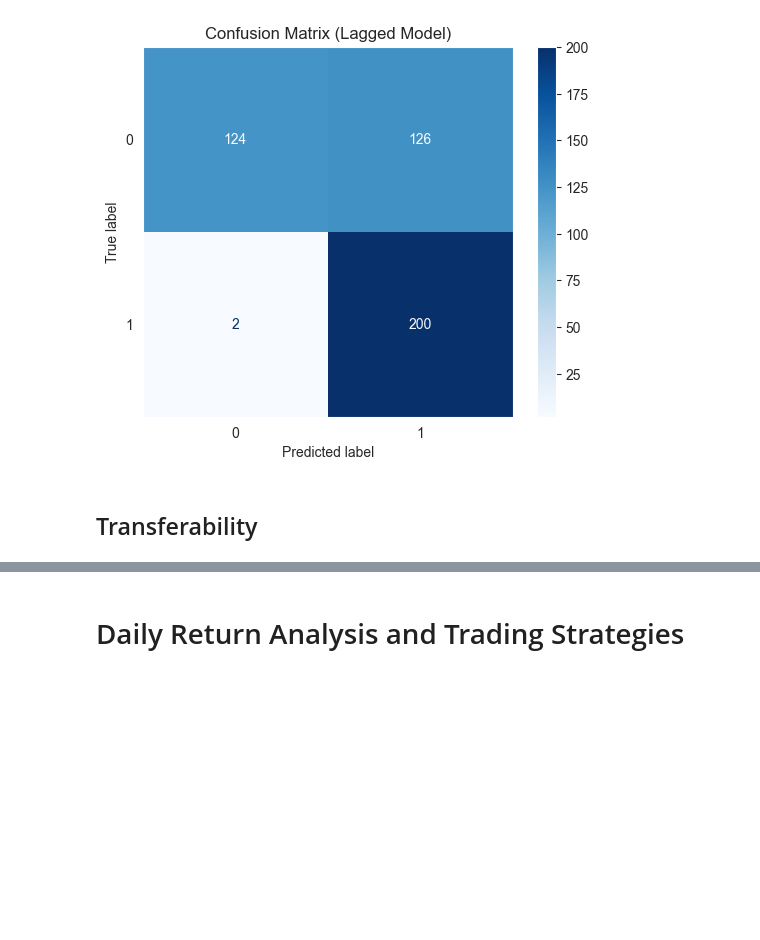
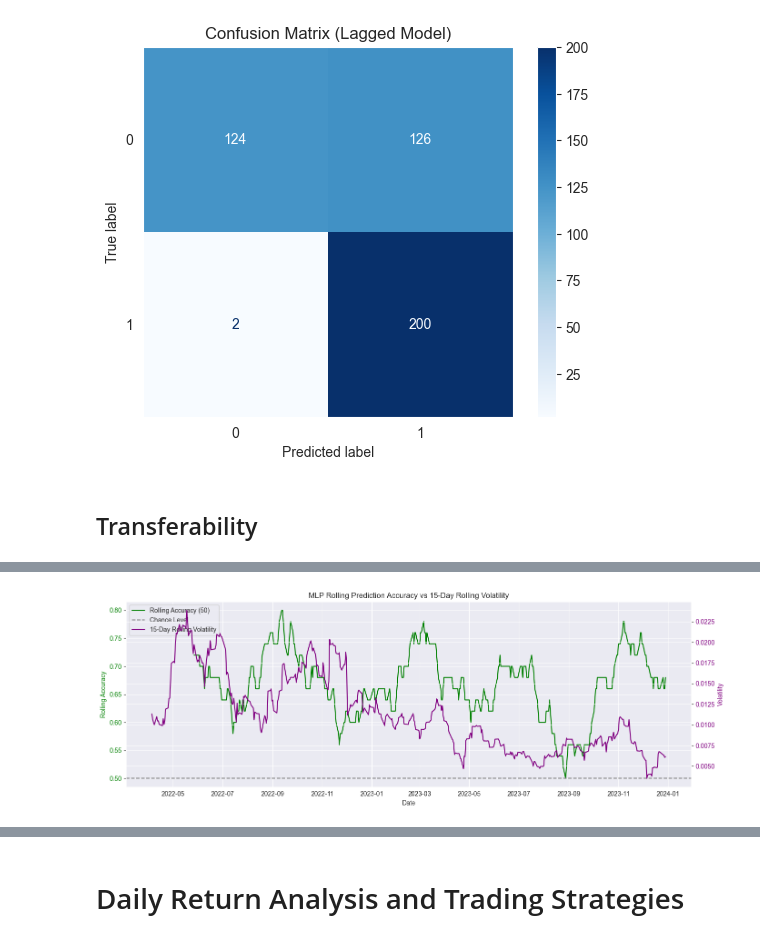
Before and after one commit to eliashuber2401/Machine-Learning-Project-Finance, a Jupyter notebook: Project main/Predictor - copy.ipynb, the cells around one changed output, grey strips where cells are left out. Drawn from its saved outputs; the diff is of its cells as text; code cells hidden in the pictures; blank space fills up the shorter version.

Commit message:
transferability should work now

```diff
--- a/Project main/Predictor - copy.ipynb
+++ b/Project main/Predictor - copy.ipynb
@@ -736,16 +748,6 @@ plt.show()
 # %%
-df_transferability = fetch_data('AMZN', '2015-01-01', '2023-12-31')
+model_mlp_transfer, metrics_history_transfer, X_test_mlp_transfer, Y_test_mlp_transfer, _mlp_transfer, df_mlp_transfer = joblib.load("mlp_model_outputs.pkl")
 
-model, metrics_history, X_test_mlp, Y_test_mlp, X_full_mlp, df_model = joblib.load("mlp_model_outputs.pkl")
-
-X, Y, X_train, Y_train, X_test, Y_test = return_data(df_transferability,target_type='Target_-1',train_frac=.8)
-X = min_max(X)
-X_train = min_max(X_train)
-X_test = min_max(X_test)
-Y, Y_train, Y_test = labels_encoding(Y), labels_encoding(Y_train), labels_encoding(Y_test)
-
-test_acc_tsla = round(accuracy(model.decision_function(X), Y),1)
-
-
-print(f'Test accuracy : {test_acc_tsla :.2f}%')
+print(f'The final train accuracy: {round(metrics_history_transfer["accuracy"][-1], 1)}%')
+print(f'Test accuracy: {round(accuracy(model_mlp_transfer.decision_function(X_test_transfer), Y_test_transfer), 1)}%')
 # %% [output]
@@ -753,0 +756,77 @@ Test accuracy : 76.60%
+# %%
+model_mlp_transfer, metrics_history_transfer, X_test_mlp_transfer, Y_test_mlp_transfer, _mlp_transfer, df_mlp_transfer = joblib.load("mlp_model_outputs.pkl")
+
+
+Y_pred_transfer = model_mlp_transfer(X_test_transfer)
+
+# Convert predictions to class labels
+if Y_pred_transfer.ndim == 1 or Y_pred_transfer.shape[1] == 1:
+    Y_pred_transfer_labels = (Y_pred_transfer > 0).astype(int).flatten()
+    Y_true_transfer_labels = Y_test_transfer.flatten() if Y_test_transfer.ndim == 1 else Y_test_transfer.argmax(axis=1)
+else:
+    Y_pred_transfer_labels = np.argmax(Y_pred_transfer, axis=1)
+    Y_true_transfer_labels = np.argmax(Y_test_transfer, axis=1)
+
+# --- Rebuild full dataframe with technical indicators ---
+df_copy = df.copy()
+df_copy['Trend'] = df_copy['Close'].rolling(window=5).mean().shift(-1) > df_copy['Close']
+df_copy['Target_01'] = np.where(df_copy['Trend'], 1, 0)
+df_copy['Target_-1'] = np.where(df_copy['Trend'], 1, -1)
+
+
+df_copy = compute_technical_indicators(df_copy, 3, 14)
+
+df_copy = df_copy.reset_index()
+df_copy.dropna(inplace=True)
+
+# --- Build Accuracy DataFrame ---
+test_dates = df_copy['Date'].iloc[-len(X_test_transfer):].values
+results_df = pd.DataFrame({
+    'Date': test_dates,
+    'True': Y_true_transfer_labels,
+    'Predicted': Y_pred_transfer_labels
+})
+results_df['Correct'] = results_df['True'] == results_df['Predicted']
+results_df['Rolling_Accuracy'] = results_df['Correct'].rolling(window=50).mean()
+
+# --- Calculate Volatility ---
+df_copy['Daily_Return'] = df_copy['Close'].pct_change()
+df_copy['Volatility_15d'] = df_copy['Daily_Return'].rolling(window=15).std()
+
+# Align with test set
+vol_series = df_copy['Volatility_15d'].iloc[-len(X_full):].values
+date_series = df_copy['Date'].iloc[-len(X_full):].values
+split_idx = int(len(X_full) * 0.8)
+vol_test = vol_series[split_idx:]
+vol_dates = date_series[split_idx:]
+
+# --- Combined Plot ---
+fig, ax1 = plt.subplots(figsize=(14, 5))
+
+# Accuracy
+ax1.plot(results_df['Date'], results_df['Rolling_Accuracy'], color='green', label='Rolling Accuracy (50)')
+ax1.axhline(0.5, color='gray', linestyle='--', label='Chance Level')
+ax1.set_ylabel('Rolling Accuracy', color='green')
+ax1.tick_params(axis='y', labelcolor='green')
+
+# Volatility
+ax2 = ax1.twinx()
+ax2.plot(vol_dates, vol_test, color='purple', label='15-Day Rolling Volatility')
+ax2.set_ylabel('Volatility', color='purple')
+ax2.tick_params(axis='y', labelcolor='purple')
+
+# Title and axes
+plt.title('MLP Rolling Prediction Accuracy vs 15-Day Rolling Volatility')
+ax1.set_xlabel('Date')
+plt.xticks(rotation=45)
+ax1.grid(True)
+fig.tight_layout()
+
+# Combine legends
+lines_1, labels_1 = ax1.get_legend_handles_labels()
+lines_2, labels_2 = ax2.get_legend_handles_labels()
+ax1.legend(lines_1 + lines_2, labels_1 + labels_2, loc='upper left')
+
+plt.show()
+# %% [output]
+[figure, added]
```
Also changed, not shown: parts of 11 cells of this notebook, 3 other files.
